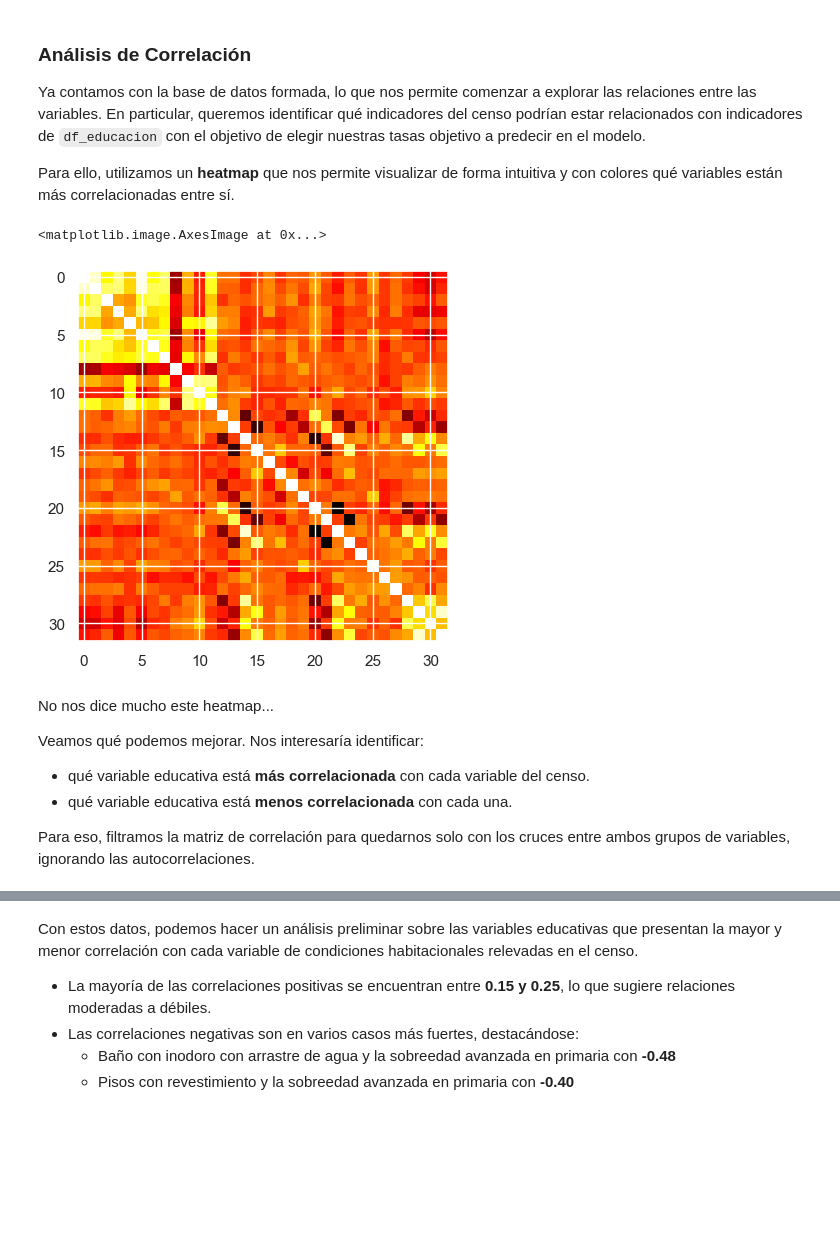
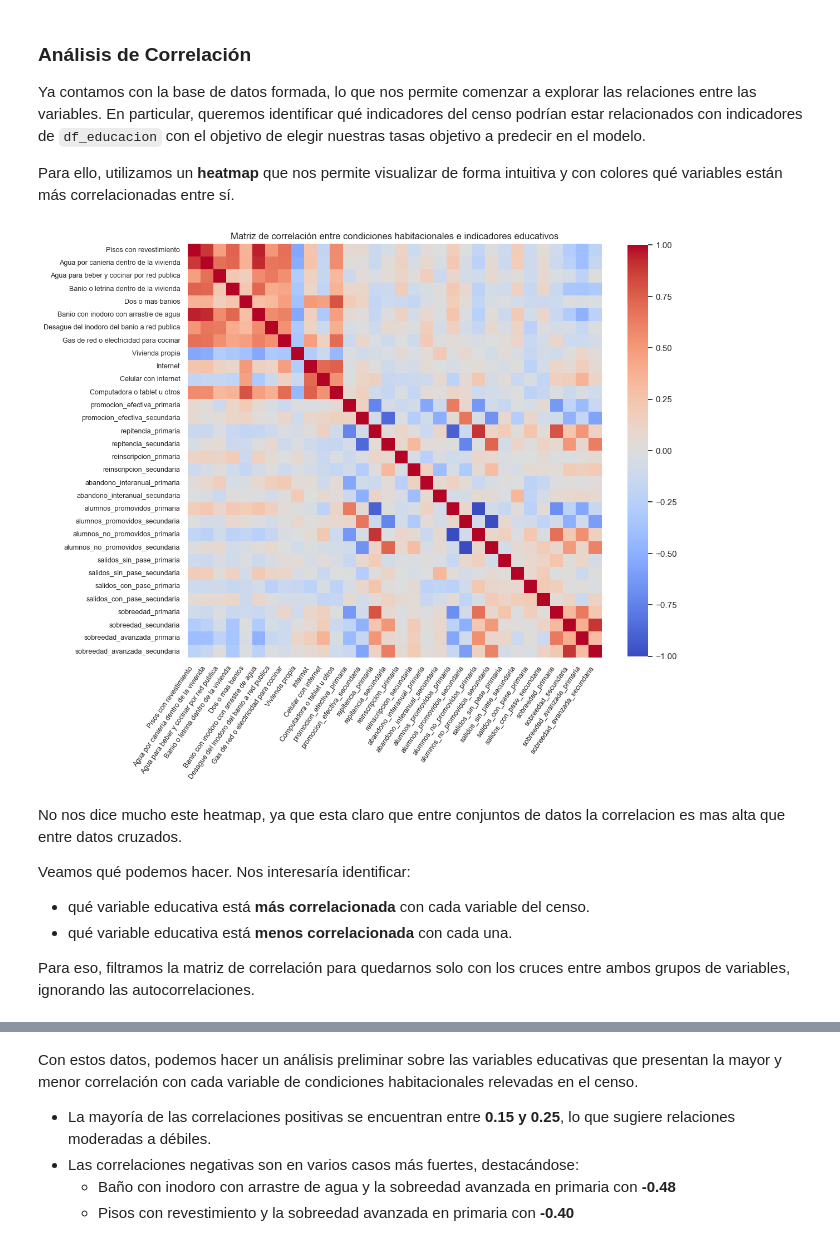
Before and after one commit to lmendezayl/eda-educacion-condiciones-habitacionales-censo2022, a Jupyter notebook: eda_modelado_educacion-condhab.ipynb.ipynb, the cells around one changed output, grey strips where cells are left out. Cells and saved outputs as stored; diff of their text form; code cells hidden in the pictures; blank space fills up the shorter version.

```diff
--- a/eda_modelado_educacion-condhab.ipynb.ipynb
+++ b/eda_modelado_educacion-condhab.ipynb.ipynb
@@ -173,4 +173,4 @@ df_educacion_2022 = (
     .set_index('municipio_nombre') # hacemos el mismo proceso de indexacion que para df_censo_2022_cond_hab
     .sort_index()
     .reset_index()
-    .drop(columns = ['anio', 'zona', 'mayor_repitencia_primaria']))
+    .drop(columns = ['anio']))
@@ -236,16 +234,20 @@ Para ello, utilizamos un **heatmap** que nos permite visualizar de forma intuiti
 # %%
 # Creamos matriz de correlacion sin municipio_id
 df_corr = df.drop(columns=['municipio_id']).corr()
 
 # Creamos el heatmap
-plt.imshow(df_corr,cmap='hot',interpolation='nearest')
+plt.figure(figsize=(12,12))
+ax = sns.heatmap(df_corr, fmt=".2f", cmap='coolwarm', square=True, cbar_kws={"shrink": .8})
+plt.title('Matriz de correlación entre condiciones habitacionales e indicadores educativos')
+ax.set_xticklabels(ax.get_xticklabels(), rotation=55, ha="right", fontsize=9)
+ax.set_yticklabels(ax.get_yticklabels(), rotation=0, fontsize=9)
+plt.show()
 # %% [output]
-<matplotlib.image.AxesImage at 0x...>
-[figure, old version]
+[figure, new version]
 # %% [markdown]
-No nos dice mucho este heatmap...
+No nos dice mucho este heatmap, ya que esta claro que entre conjuntos de datos la correlacion es mas alta que entre datos cruzados.
 
-Veamos qué podemos mejorar. Nos interesaría identificar:
+Veamos qué podemos hacer. Nos interesaría identificar:
 - qué variable educativa está **más correlacionada** con cada variable del censo.
 - qué variable educativa está **menos correlacionada** con cada una.
 
```
Also changed, not shown: parts of 15 cells of this notebook.
